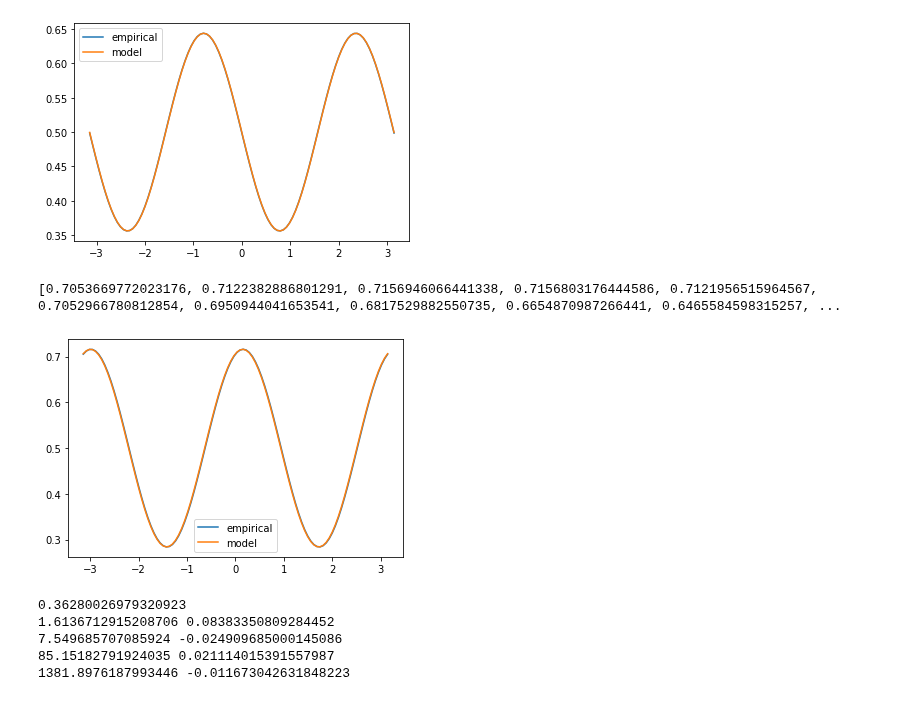
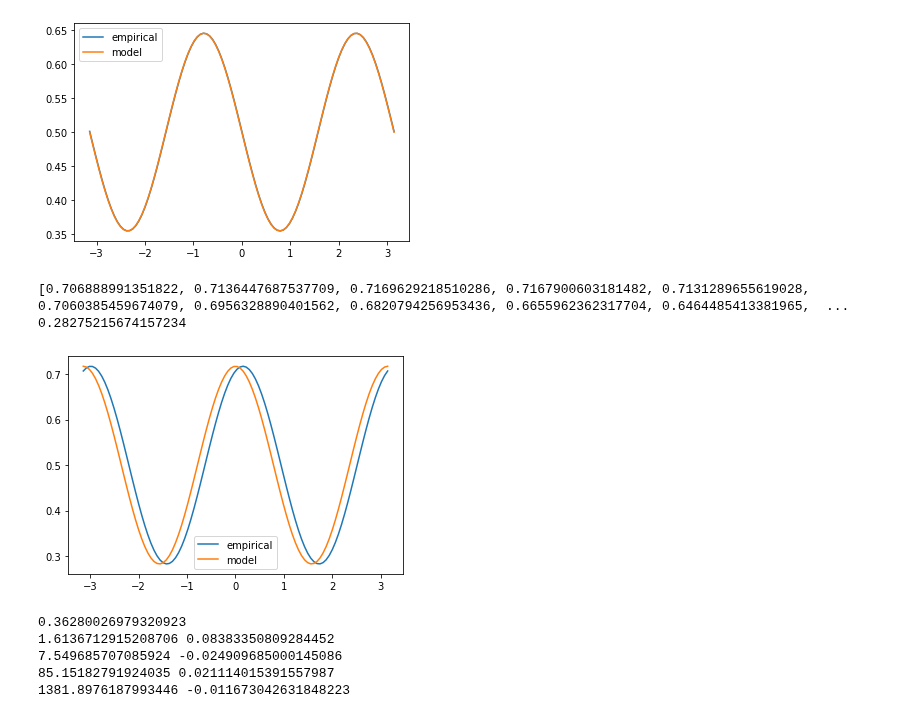
Before and after one commit to farice/SpectatorQubits, a Jupyter notebook: scribbles.ipynb, the cells around one changed output. Cells and saved outputs as stored; diff of their text form; code cells hidden in the pictures.

```diff
--- a/scribbles.ipynb
+++ b/scribbles.ipynb
@@ -53,6 +53,7 @@ M = 100000
 error_samples = np.random.lognormal(0, np.pi / 4, M) - 1
 
 integrals = []
+
 
 xs = np.linspace(- np.pi, np.pi, 100)
 
@@ -60,16 +61,18 @@ for x in xs:
     integrals.append(np.mean(np.power(np.cos(error_samples + x), 2)))
 
 print(integrals)
+print(min(integrals))
 # %% [output]
-[0.7053669772023176, 0.7122382886801291, 0.7156946066441338, 0.7156803176444586, 0.7121956515964567, 0.7052966780812854, 0.6950944041653541, 0.6817529882550735, 0.6654870987266441, 0.6465584598315257, ...
+[0.706888991351822, 0.7136447687537709, 0.7169629218510286, 0.7167900603181482, 0.7131289655619028, 0.7060385459674079, 0.6956328890401562, 0.6820794256953436, 0.6655962362317704, 0.6464485413381965,  ...
+0.28275215674157234
 # %%
 plt.figure()
 plt.plot(xs, integrals, label="empirical")
-plt.plot(xs, (1 - 2 * np.min(integrals)) * np.power(np.cos(xs - 0.15), 2) + np.min(integrals), label="model")
+plt.plot(xs, (1 - 2 * np.min(integrals)) * np.power(np.cos(xs), 2) + np.min(integrals), label="model")
 plt.legend()
 plt.show()
 # %% [output]
-[figure, old version]
+[figure, new version]
 # %%
 from scipy.stats import moment
 
```
Also changed, not shown: parts of 1 cell of this notebook, 3 other files.
